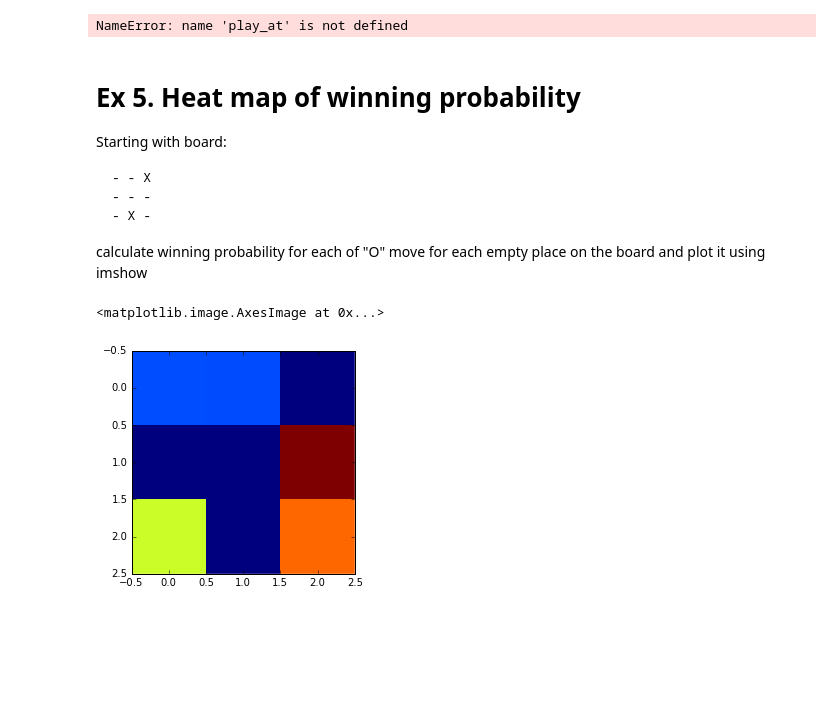
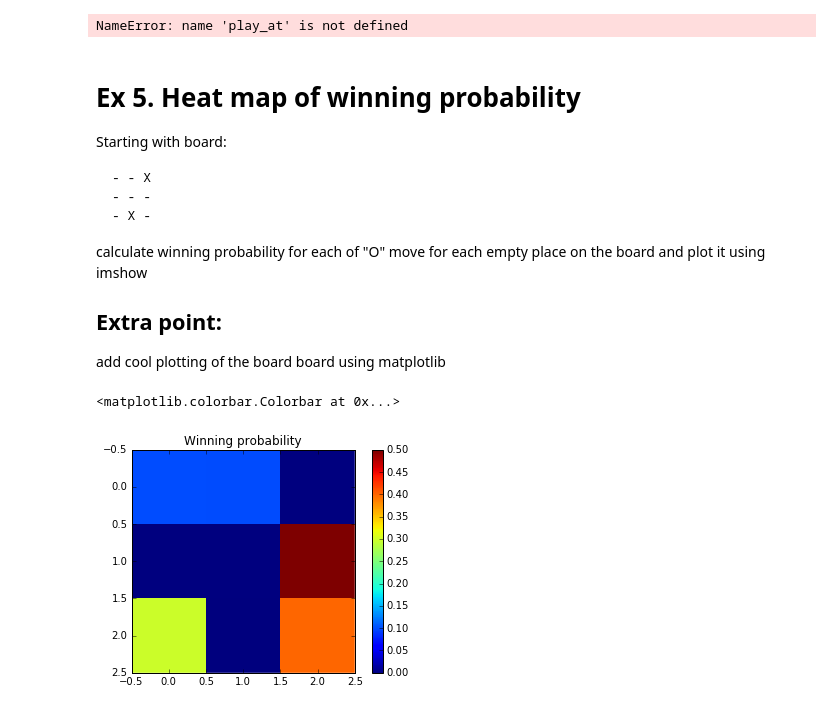
Before and after one commit to kudkudak/python-for-data-processing, a Jupyter notebook: L3.ipynb, the cells around one changed output. Drawn from its saved outputs; the diff is of its cells as text; code cells hidden in the pictures; blank space fills up the shorter version.

````diff
--- a/L3.ipynb
+++ b/L3.ipynb
@@ -234,12 +235,17 @@ Starting with board:
 ```
 
 calculate winning probability for each of "O" move for each empty place on the board and plot it using imshow
+
+## Extra point:
+add cool plotting of the board board using matplotlib
 # %%
 # Snippet for drawing:
 
 prob_winning = np.array([[0.1, 0.1, 0], [0, 0, 0.5], [0.3, 0, 0.4]])
-plt.legend()
+
+plt.title("Winning probability")
 plt.imshow(prob_winning, interpolation='none')
+plt.colorbar()
 # %% [output]
-<matplotlib.image.AxesImage at 0x...>
+<matplotlib.colorbar.Colorbar at 0x...>
-[figure, old version]
+[figure, new version]
````
Also changed, not shown: parts of 1 cell of this notebook, 1 other file.
